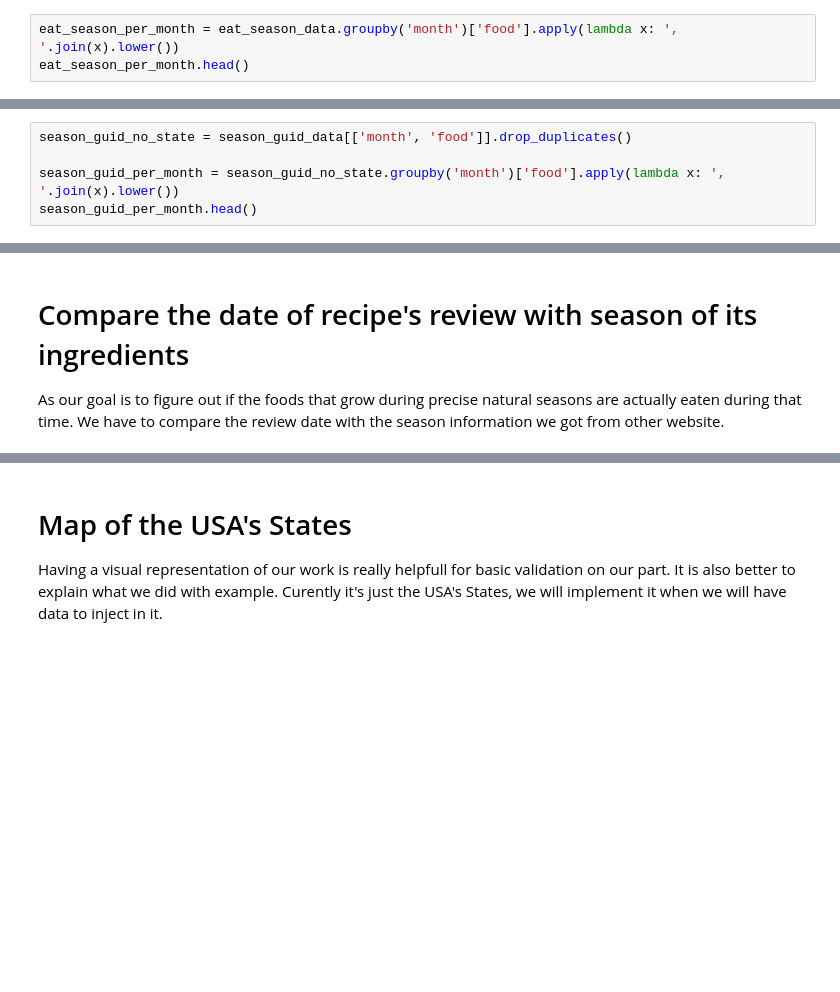
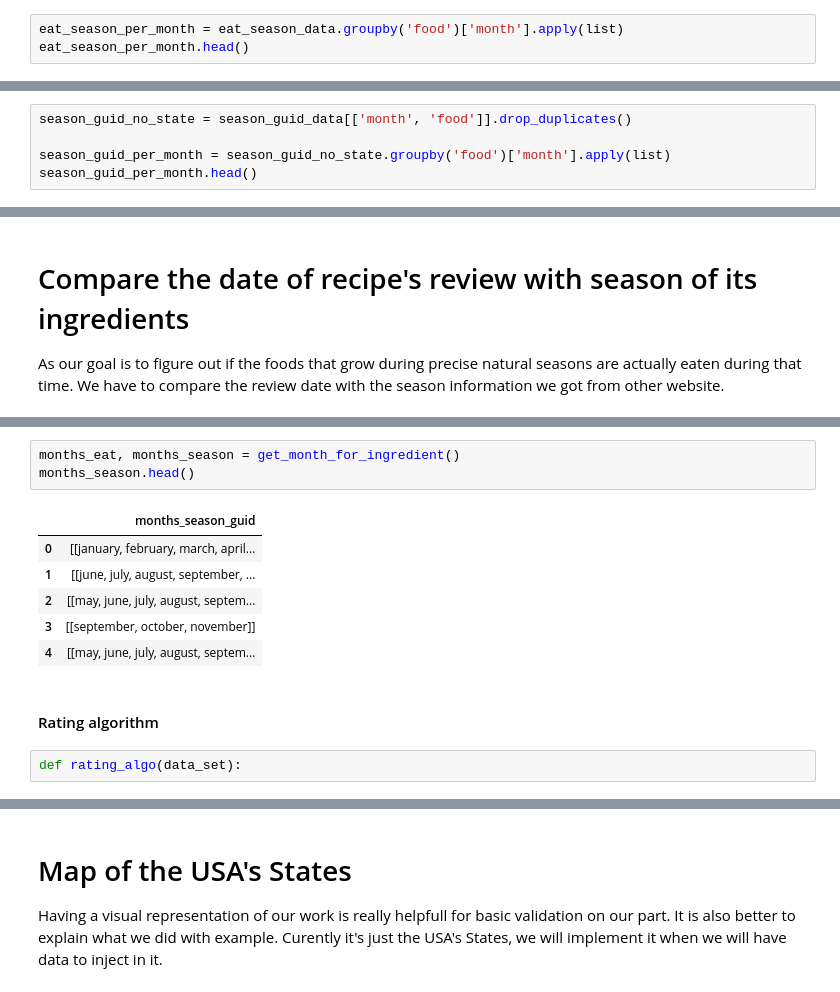
Before and after one commit to csbenz/ada, a Jupyter notebook: project/Project_test.ipynb, the cells around one changed output, grey strips where cells are left out. Saved outputs shown, nothing was run; the diff lists cells and outputs as text; blank space fills up the shorter version.

```diff
--- a/project/Project_test.ipynb
+++ b/project/Project_test.ipynb
@@ -335,6 +334,6 @@ review_data.head()
 ### Group per month the seasonal food dataset
 Our initial dataset have row containging a month and a food. THe idea is to have a monthe and all the coresponding food.
 # %%
-eat_season_per_month = eat_season_data.groupby('month')['food'].apply(lambda x: ', '.join(x).lower())
+eat_season_per_month = eat_season_data.groupby('food')['month'].apply(list)
 eat_season_per_month.head()
 # %% [output]
@@ -348,6 +347,6 @@ Name: food, dtype: object
 # %%
 season_guid_no_state = season_guid_data[['month', 'food']].drop_duplicates()
 
-season_guid_per_month = season_guid_no_state.groupby('month')['food'].apply(lambda x: ', '.join(x).lower())
+season_guid_per_month = season_guid_no_state.groupby('food')['month'].apply(list)
 season_guid_per_month.head()
 # %% [output]
@@ -459,0 +405,14 @@ We are curently at 99.8712770207%
+# %%
+months_eat, months_season = get_month_for_ingredient()
+months_season.head()
+# %% [output]
+|  | months_season_guid |
+| 0 | [[january, february, march, april... |
+| 1 | [[june, july, august, september, ... |
+| 2 | [[may, june, july, august, septem... |
+| 3 | [[september, october, november]] |
+| 4 | [[may, june, july, august, septem... |
+# %% [markdown]
+#### Rating algorithm
+# %%
+def rating_algo(data_set):
```
Also changed, not shown: parts of 11 cells of this notebook.
